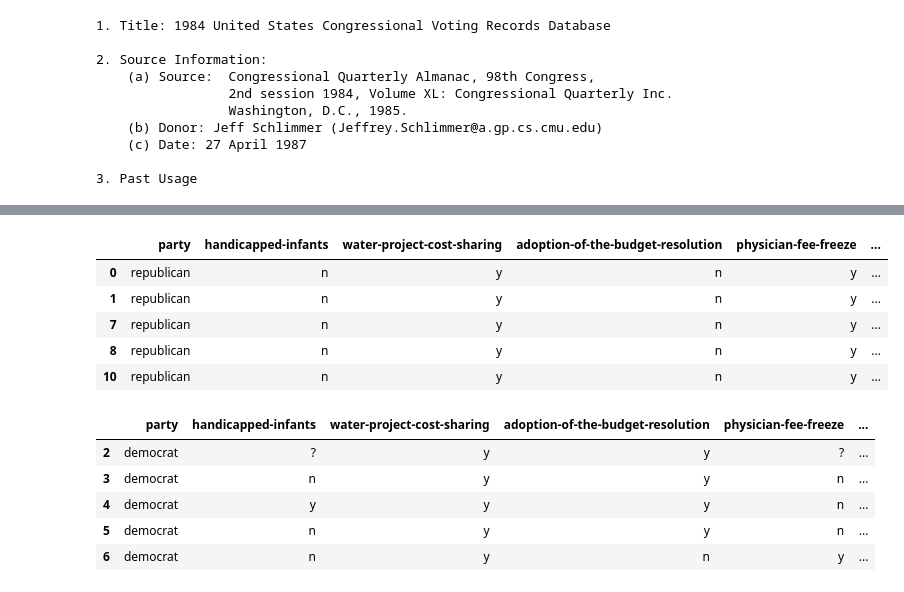
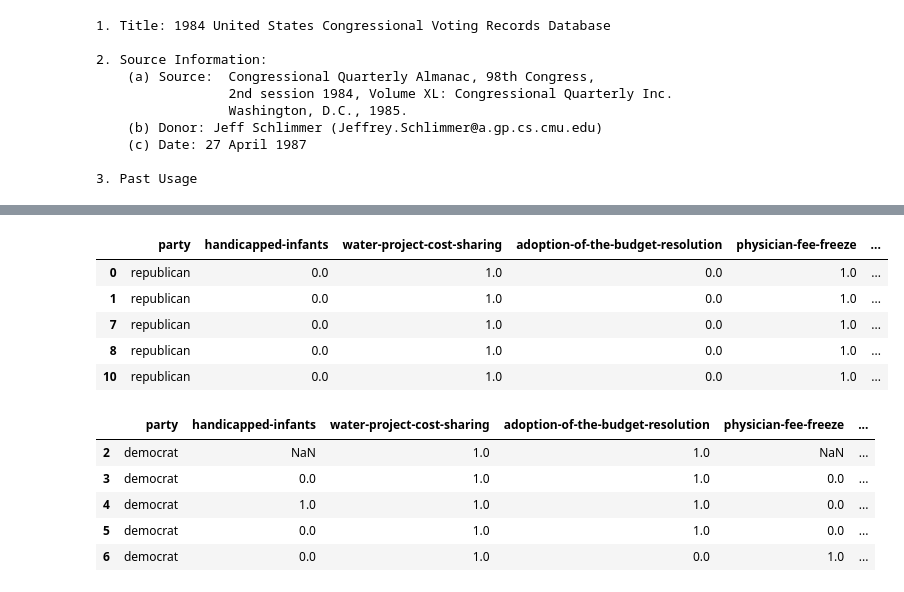
Before and after one commit to HeyLaxmi/DS-Unit-1-Sprint-1-Dealing-With-Data, a Jupyter notebook: LS_DS_131_Statistics_Probability_Assignment.ipynb, the cells around one changed output, grey strips where cells are left out. Drawn from its saved outputs; the diff is of its cells as text; code cells hidden in the pictures.

```diff
--- a/LS_DS_131_Statistics_Probability_Assignment.ipynb
+++ b/LS_DS_131_Statistics_Probability_Assignment.ipynb
@@ -44,4 +44,4 @@ voting_data = pd.read_csv('https://archive.ics.uci.edu/ml/machine-learning-datab
                                  Dload  Upload   Total   Spent    Left  Speed
 100  6868  100  6868    0     0  50500      0 --:--:-- --:--:-- --:--:-- 50500
 # %%
-# voting_data_url = pd.read_csv('https://archive.ics.uci.edu/ml/machine-learning-databases/voting-records/house-votes-84.data')
+voting_data_url = pd.read_csv('https://archive.ics.uci.edu/ml/machine-learning-databases/voting-records/house-votes-84.data', header=None, na_values='?')
@@ -61,5 +71,5 @@ voting_data = pd.read_csv('https://archive.ics.uci.edu/ml/machine-learning-datab
 
 3. Past Usage
 # %%
-voting_data.columns = ['party', 'handicapped-infants', 'water-project-cost-sharing', 'adoption-of-the-budget-resolution', 'physician-fee-freeze', 'el-salvador-aid', 'religious-groups-in-schools', 'anti-satellite-test-ban', 'aid-to-nicaraguan-contras', 'mx-missile', 'immigration', 'synfuels-corporation-cutback', 'education-spending', 'superfund-right-to-sue', 'crime', 'duty-free-exports', 'export-administration-act-south-africa']
+voting_data_url.columns = ['party', 'handicapped-infants', 'water-project-cost-sharing', 'adoption-of-the-budget-resolution', 'physician-fee-freeze', 'el-salvador-aid', 'religious-groups-in-schools', 'anti-satellite-test-ban', 'aid-to-nicaraguan-contras', 'mx-missile', 'immigration', 'synfuels-corporation-cutback', 'education-spending', 'superfund-right-to-sue', 'crime', 'duty-free-exports', 'export-administration-act-south-africa']
 # %%
@@ -72,5 +82,4 @@ voting_data.head()
 | 3 | democrat | n | y | y | n | ... |
 | 4 | democrat | y | y | y | n | ... |
 # %%
-import numpy as np
-voting_data.replace({'y':1, 'n':0, '?':np.nan})
+voting_data_url=voting_data_url.replace({'y':1, 'n':0})
@@ -96,26 +95,25 @@ voting_data.replace({'y':1, 'n':0, '?':np.nan})
 # %%
 import numpy as np
-voting_data.replace({'y':1, 'n':0, '?':np.nan})
 
-rep = voting_data[voting_data['party'] == 'republican']
+rep = voting_data_url[voting_data_url['party'] == 'republican']
 rep.head()
 # %% [output]
 |  | party | handicapped-infants | water-project-cost-sharing | adoption-of-the-budget-resolution | physician-fee-freeze | ... |
-| 0 | republican | n | y | n | y | ... |
-| 1 | republican | n | y | n | y | ... |
-| 7 | republican | n | y | n | y | ... |
-| 8 | republican | n | y | n | y | ... |
-| 10 | republican | n | y | n | y | ... |
+| 0 | republican | 0.0 | 1.0 | 0.0 | 1.0 | ... |
+| 1 | republican | 0.0 | 1.0 | 0.0 | 1.0 | ... |
+| 7 | republican | 0.0 | 1.0 | 0.0 | 1.0 | ... |
+| 8 | republican | 0.0 | 1.0 | 0.0 | 1.0 | ... |
+| 10 | republican | 0.0 | 1.0 | 0.0 | 1.0 | ... |
 # %%
-dem = voting_data[voting_data['party'] == 'democrat']
+dem = voting_data_url[voting_data_url['party'] == 'democrat']
 dem.head()
 # %% [output]
 |  | party | handicapped-infants | water-project-cost-sharing | adoption-of-the-budget-resolution | physician-fee-freeze | ... |
-| 2 | democrat | ? | y | y | ? | ... |
-| 3 | democrat | n | y | y | n | ... |
-| 4 | democrat | y | y | y | n | ... |
-| 5 | democrat | n | y | y | n | ... |
-| 6 | democrat | n | y | n | y | ... |
+| 2 | democrat | NaN | 1.0 | 1.0 | NaN | ... |
+| 3 | democrat | 0.0 | 1.0 | 1.0 | 0.0 | ... |
+| 4 | democrat | 1.0 | 1.0 | 1.0 | 0.0 | ... |
+| 5 | democrat | 0.0 | 1.0 | 1.0 | 0.0 | ... |
+| 6 | democrat | 0.0 | 1.0 | 0.0 | 1.0 | ... |
 # %%
 dem['handicapped-infants'].value_counts(dropna=False)
 # %% [output]
```
Also changed, not shown: parts of 11 cells of this notebook.
